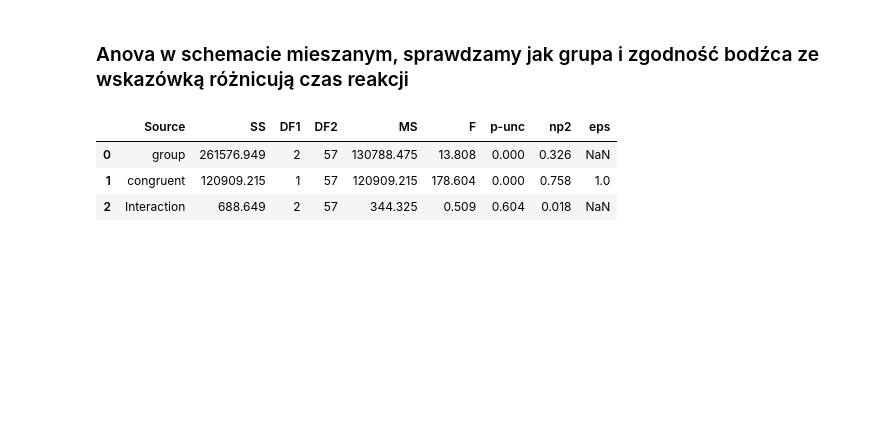
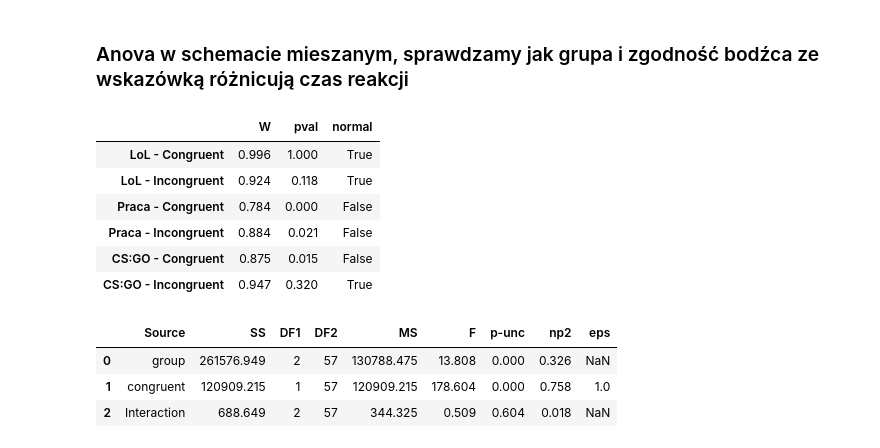
Before and after one commit to gacek91/tgmgr, a Jupyter notebook: posner_analyses.ipynb, the cells around one changed output. Saved outputs shown, nothing was run; the diff lists cells and outputs as text; code cells hidden in the pictures; blank space fills up the shorter version.

Commit message:
add normality checks

```diff
--- a/posner_analyses.ipynb
+++ b/posner_analyses.ipynb
@@ -94,6 +94,18 @@ desc = d.groupby(['id','group','congruent']).agg(
     n = pd.NamedAgg(column='rt', aggfunc=np.size),
     rt_mean = pd.NamedAgg(column='rt', aggfunc=np.mean)
 ).reset_index()
+# %%
+desc['groupXcongruent'] = desc.apply(lambda x: f"{x['group']} - {x['congruent']}",axis=1)
+# %%
+pg.normality(data=desc, dv="rt_mean",group='groupXcongruent').round(3)
+# %% [output]
+|  | W | pval | normal |
+| LoL - Congruent | 0.996 | 1.000 | True |
+| LoL - Incongruent | 0.924 | 0.118 | True |
+| Praca - Congruent | 0.784 | 0.000 | False |
+| Praca - Incongruent | 0.884 | 0.021 | False |
+| CS:GO - Congruent | 0.875 | 0.015 | False |
+| CS:GO - Incongruent | 0.947 | 0.320 | True |
 # %%
 pg.mixed_anova(data=desc,dv = 'rt_mean',within='congruent',between='group',subject='id').round(3)
 # %% [output]
```
Also changed, not shown: parts of 2 cells of this notebook, 3 other files.
